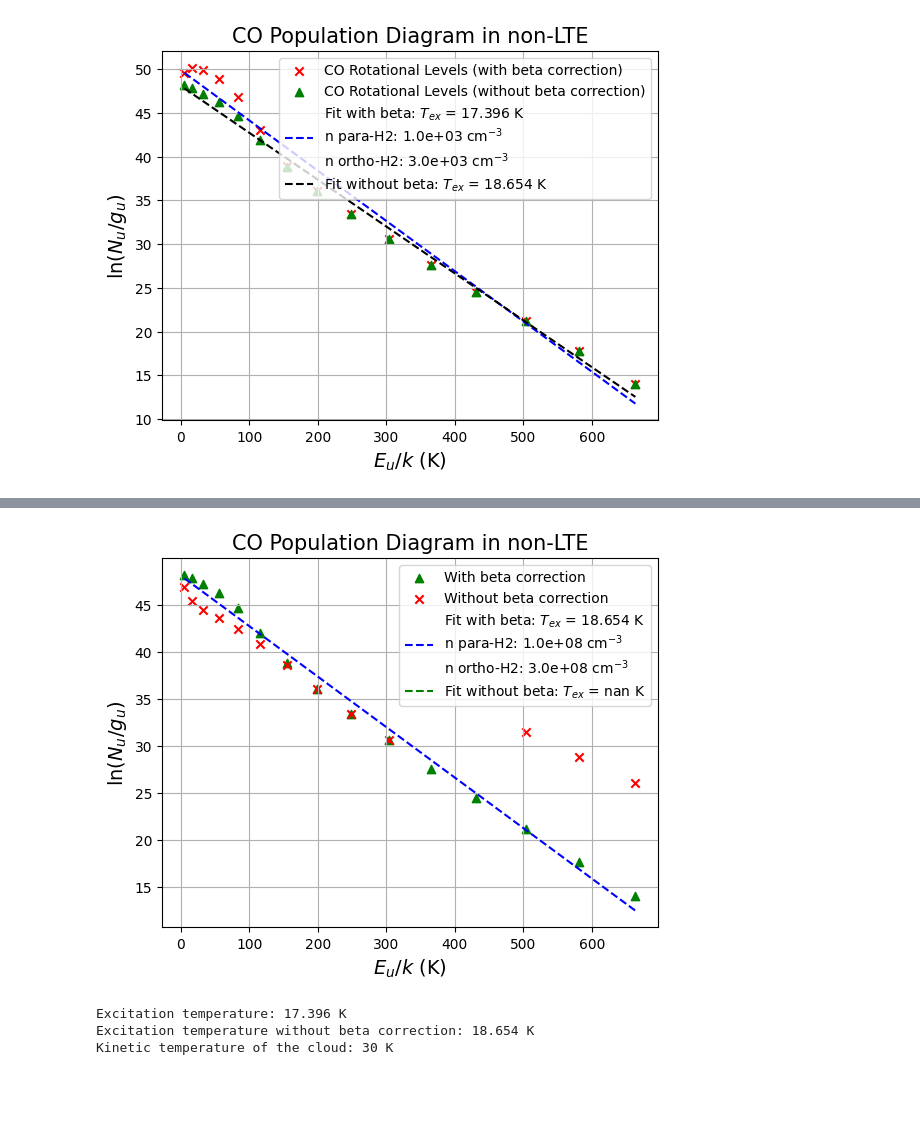
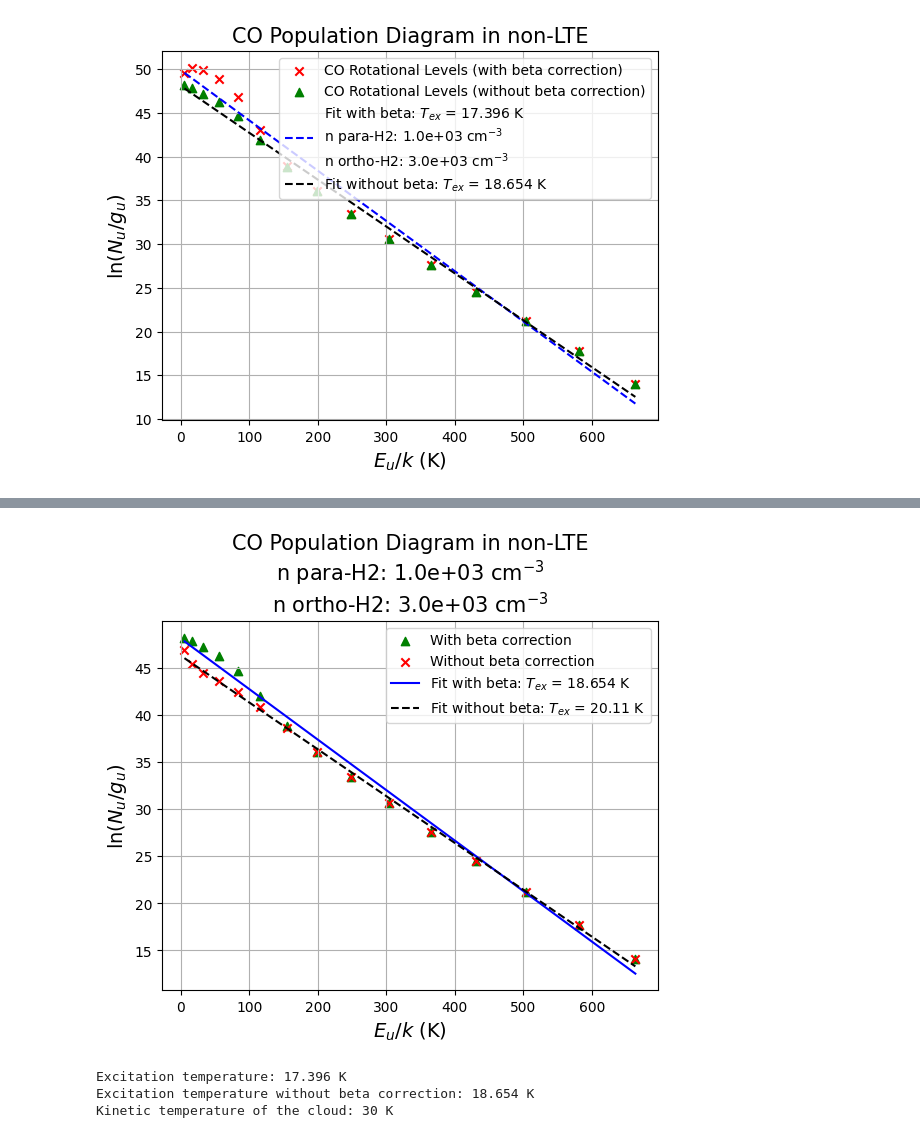
Before and after one commit to aleksej-rodano/phas0052_project, a Jupyter notebook: pythonradex_clean.ipynb, the cells around one changed output, grey strips where cells are left out. Drawn from its saved outputs; the diff is of its cells as text; code cells hidden in the pictures; blank space fills up the shorter version.

Commit message:
fixed nonLTE CO population diagram

```diff
--- a/pythonradex_clean.ipynb
+++ b/pythonradex_clean.ipynb
@@ -699,5 +681,5 @@ plt.show()
 # %%
-def calculate_y_values_nobeta(Nu, gu, tau, beta_function):
+def calculate_y_values_nobeta(Nu, gu, tau, beta_function, debug=False):
     """
     Calculate y values for the population diagram without beta correction.
 
@@ -710,22 +692,30 @@ def calculate_y_values_nobeta(Nu, gu, tau, beta_function):
     tau (numpy.ndarray):
         Optical depth of the transitions.
     beta_function (function):
-        Function to calculate the escape probability.
+        Function to calculate the escape probability, possible functions are: beta_sphere, svg_escape_probability, beta_slab, beta_pythonradex_documentation, boland_jong_escape_probability.
+    debug (boolean, optional):
+        If True, print debugging information. Default is False.
 
     Returns
     --------
     y_values_without_beta (numpy.ndarray): y values without beta correction.
     """
     # Calculate escape probability for each transition
-    beta_correction = beta_function(tau)
+    beta = beta_function(tau)
 
-    # Create a mask for tau values greater than 1e-4, returns a boolean array
-    mask_tau = tauCo > 1e-3
+    # Create a mask for tau values greater than 1e-3, returns a boolean array
+    mask_tau = tau > 1e-3
 
-    # remove beta correction only for values where tau_co > 1e-4
-    y_values_nobeta = np.log(NuCo / gCO)
-    y_values_nobeta[mask_tau] = np.log((Nu[mask_tau] * beta_correction[mask_tau]) / gu[mask_tau])
+    # remove beta correction only for values where tau > 1e-3
+    y_values_nobeta = np.log(Nu / gu)
+    y_values_nobeta[mask_tau] = np.log((Nu[mask_tau] * beta[mask_tau]) / gu[mask_tau])
 
+    # section for debugging
+    if debug:
+        print("tau values:", tau)
+        print("Escape probability values:", beta)
+        print("Positions where tau is greater than threshold:", mask_tau)
+        print("y values without escape probability taken into account:", y_values_nobeta)
     return y_values_nobeta
 # %%
 y_values_LTE_noBETA = calculate_y_values_nobeta(NuCo, gCO, tauCo, beta_sphere)
@@ -1167,3 +1151,3 @@ array([48.20380794, 47.80211339, 47.17076368, 46.21322888, 44.64812834,
 # %%
 # compute y values without beta correction
-y_values_without_beta_nonLTE = calculate_y_values_nobeta(NuCo_nonLTE, gCO, tauCo_nonLTE, beta_sphere)
+y_values_without_beta_nonLTE = calculate_y_values_nobeta(NuCo_nonLTE, gCO, tauCo_nonLTE, beta_sphere, debug=True)
@@ -1186,46 +1183,47 @@ plt.scatter(
 )
 plt.xlabel(r"$E_u/k$ (K)", fontsize=14)
 plt.ylabel(r"$\ln(N_u/ g_u)$", fontsize=14)
-plt.title("CO Population Diagram in non-LTE", fontsize=15)
+plt.title(
+    f"CO Population Diagram in non-LTE\nn para-H2: {para_h2_density_nonLTE:.1e} cm$^{{-3}}$\nn ortho-H2: {ortho_h2_density_nonLTE:.1e} cm$^{{-3}}$",
+    fontsize=15,
+)
 
 # Fit a straight line to estimate T_ex with beta correction
 fit_beta = np.polyfit(EuCo, np.log(NuCo_nonLTE / gCO), 1)
 Tex_beta = -1 / fit_beta[0]  # Rotational temperature from slope
 
 # Fit a straight line to estimate T_ex without beta correction
 fit_no_beta = np.polyfit(EuCo, y_values_without_beta_nonLTE, 1)
 Tex_no_beta = -1 / fit_no_beta[0]  # Rotational temperature from slope
 
 # Plot the best-fit line with beta correction
 x_fit_nonLTE = np.linspace(min(EuCo), max(EuCo), 100)
 y_fit_nonLTE = fit_beta[0] * x_fit_nonLTE + fit_beta[1]
 
 # Plot the best-fit line without beta correction
 y_fit_no_beta = fit_no_beta[0] * x_fit_nonLTE + fit_no_beta[1]
 
 plt.plot(
     x_fit_nonLTE,
     y_fit_nonLTE,
-    linestyle="--",
+    linestyle="-",
     color="blue",
-    label=(
-        f"Fit with beta: $T_{{ex}}$ = {Tex_beta:.5g} K\nn para-H2: {para_h2_density:.1e} cm$^{{-3}}$\nn ortho-H2: {ortho_h2_density:.1e} cm$^{{-3}}$"
-    ),
+    label=(f"Fit with beta: $T_{{ex}}$ = {Tex_beta:.5g} K"),
 )
 
 plt.plot(
     x_fit_nonLTE,
     y_fit_no_beta,
     linestyle="--",
-    color="green",
+    color="black",
     label=(f"Fit without beta: $T_{{ex}}$ = {Tex_no_beta:.5g} K"),
 )
 
 plt.legend()
 ax.grid()
 plt.show()
 # %% [output]
-[figure, old version]
+[figure, new version]
 # %%
 print(f"Excitation temperature: {T_ex_nonLTE:.5g} K")
 print(f"Excitation temperature without beta correction: {T_ex_nonLTE_no_beta:.5g} K")
```
Also changed, not shown: parts of 18 cells of this notebook.
